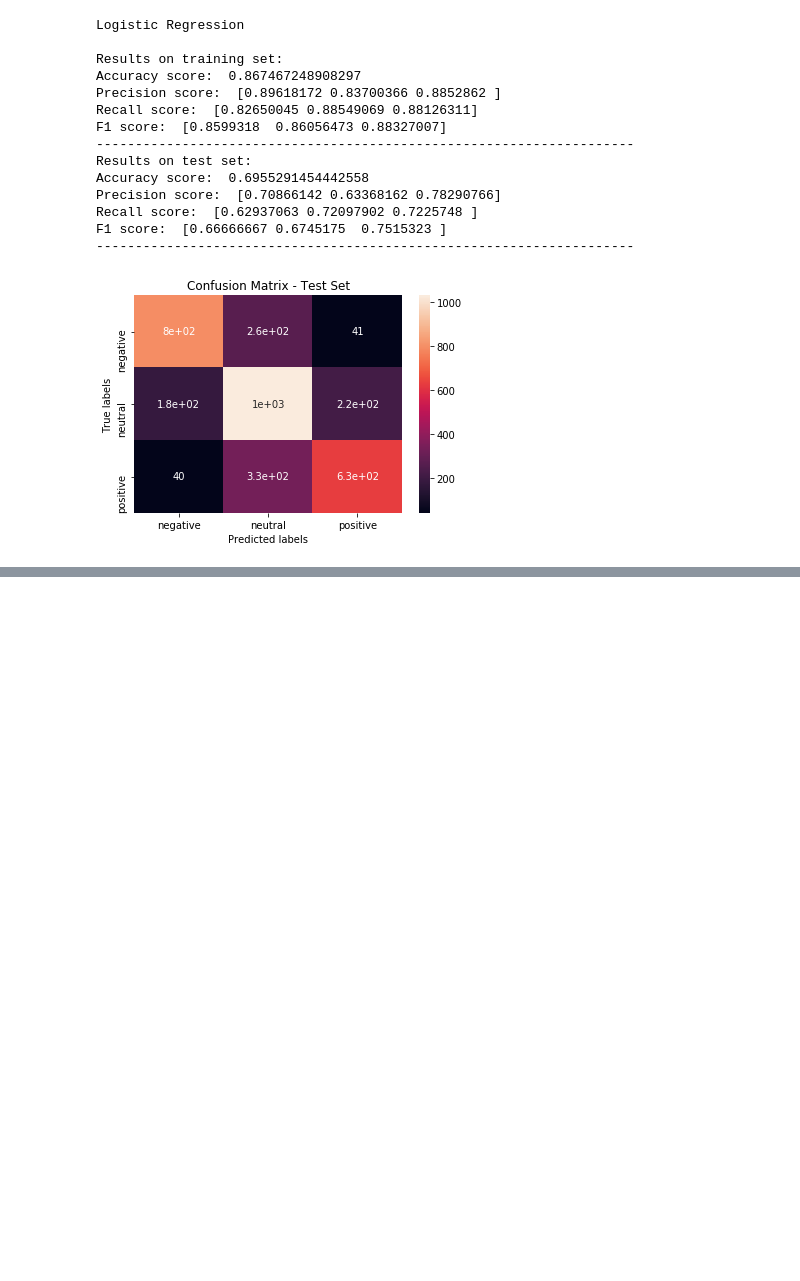
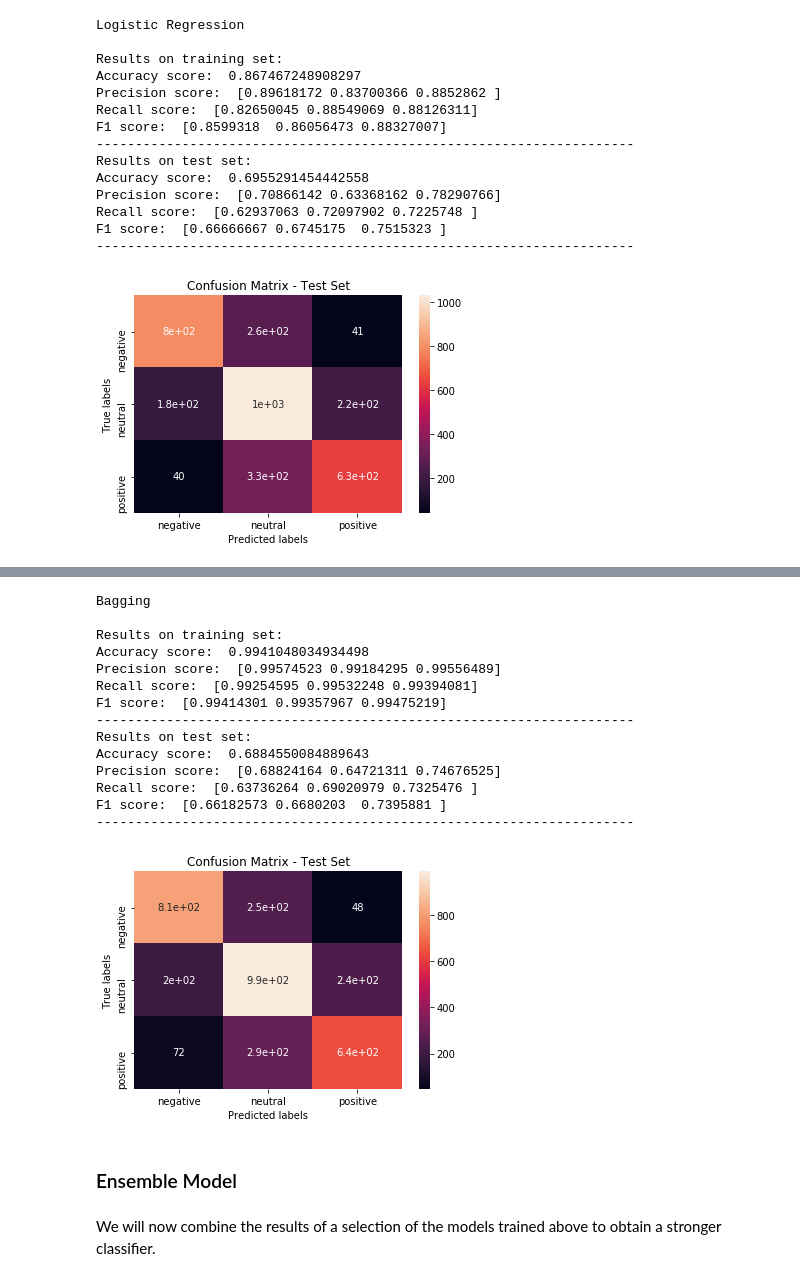
Before and after one commit to alexkapele/tweet_sentiment, a Jupyter notebook: sentiment_analysis.ipynb, the cells around one changed output, grey strips where cells are left out. Cells and saved outputs as stored; diff of their text form; code cells hidden in the pictures; blank space fills up the shorter version.

```diff
--- a/sentiment_analysis.ipynb
+++ b/sentiment_analysis.ipynb
@@ -472,0 +543,23 @@ train_pred, test_pred = run_model(models['KNN'],'KNN',train_matrix_norm,train.se
+# %%
+train_pred, test_pred, bagging_model, bagging_test_accuracy = run_model(models['Bagging'],'Bagging',train_matrix_norm,train.sentiment.values,test_matrix_norm,test.sentiment.values,le,tf_idf=False)
+save_obj(bagging_model, 'bagging_model')
+# %% [output]
+Bagging
+
+Results on training set:
+Accuracy score:  0.9941048034934498
+Precision score:  [0.99574523 0.99184295 0.99556489]
+Recall score:  [0.99254595 0.99532248 0.99394081]
+F1 score:  [0.99414301 0.99357967 0.99475219]
+---------------------------------------------------------------------
+Results on test set:
+Accuracy score:  0.6884550084889643
+Precision score:  [0.68824164 0.64721311 0.74676525]
+Recall score:  [0.63736264 0.69020979 0.7325476 ]
+F1 score:  [0.66182573 0.6680203  0.7395881 ]
+---------------------------------------------------------------------
+[figure, added]
+# %% [markdown]
+### Ensemble Model ###
+# %% [markdown]
+We will now combine the results of a selection of the models trained above to obtain a stronger classifier.
```
Also changed, not shown: parts of 40 cells of this notebook.
